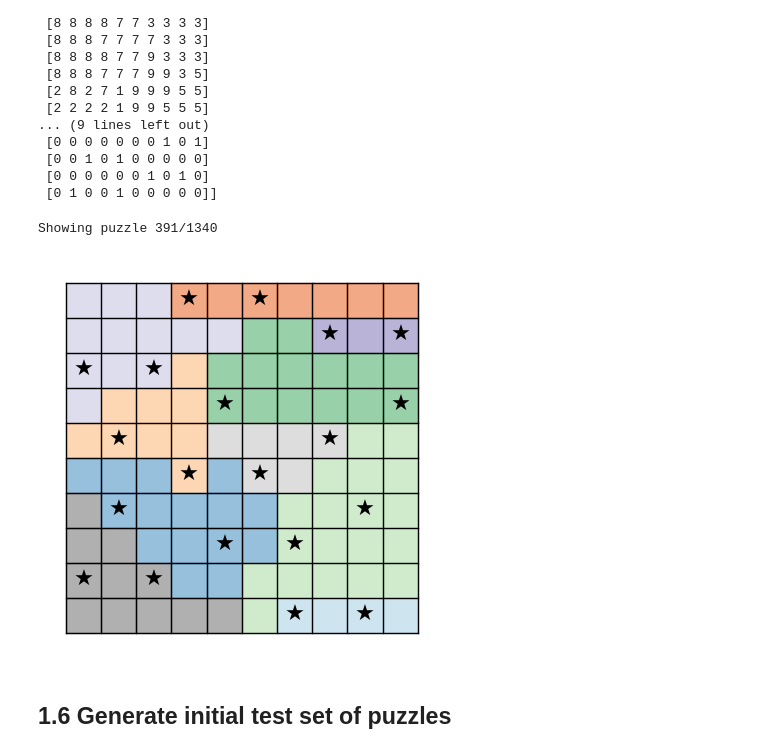
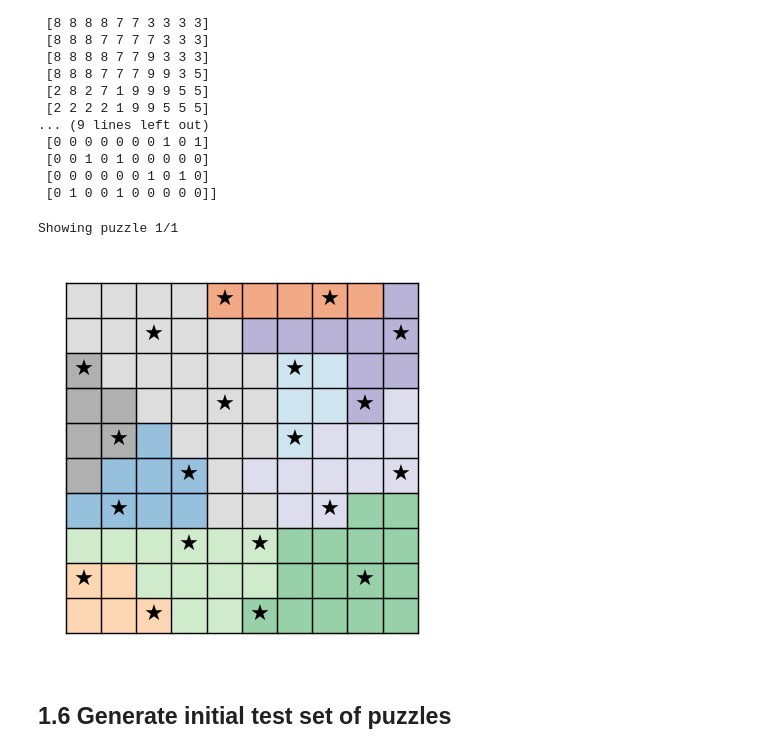
Before and after one commit to smjw/StarBattle, a Jupyter notebook: generate.ipynb, the cells around one changed output. Saved outputs shown, nothing was run; the diff lists cells and outputs as text; code cells hidden in the pictures.

```diff
--- a/generate.ipynb
+++ b/generate.ipynb
@@ -24,11 +24,11 @@ using a 2D array , matrix grid where it is NxN grid size.
 # %%
 #example with 5x5 grid 1 star per row/column/region
 puzzle = [
- ['A', 'B', 'C', 'C', 'C'],
- ['A', 'B', 'C', 'C', 'D'],
- ['A', 'A', 'C', 'D', 'D'],
- ['E', 'C', 'C', 'D', 'D'],
- ['E', 'E', 'E', 'D', 'D']
+ ['0', '1', '2', '2', '2'],
+ ['0', '1', '2', '2', '3'],
+ ['0', '0', '2', '3', '3'],
+ ['4', '2', '2', '3', '3'],
+ ['4', '4', '4', '3', '3']
  ]
 
 solution = [
@@ -907,20 +907,20 @@ def visualize_star_battle(puzzle, solution=None):
     plt.show()
 # %%
 # Load the dataset
-data = np.load("star_battle_dataset.npz", allow_pickle=True)
+data = np.load("star_battle_dataset_test.npz", allow_pickle=True)
 puzzles = data["puzzles"]
 solutions = data["solutions"]
 
-# Pick 5 random indices
+# pick 5 random indices
 some_puzzles = random.sample(range(len(puzzles)), 1)
 
-# Show 5 random puzzles
+# show 5 random puzzles
 for i in some_puzzles:
     print(f"Showing puzzle {i+1}/{len(puzzles)}")
     visualize_star_battle(puzzles[i], solutions[i])
 # %% [output]
-Showing puzzle 391/1340
+Showing puzzle 1/1
-[figure, old version]
+[figure, new version]
 # %% [markdown]
 ## 1.6 Generate initial test set of puzzles
 # %%
```
Also changed, not shown: parts of 15 cells of this notebook, 11 other files.
